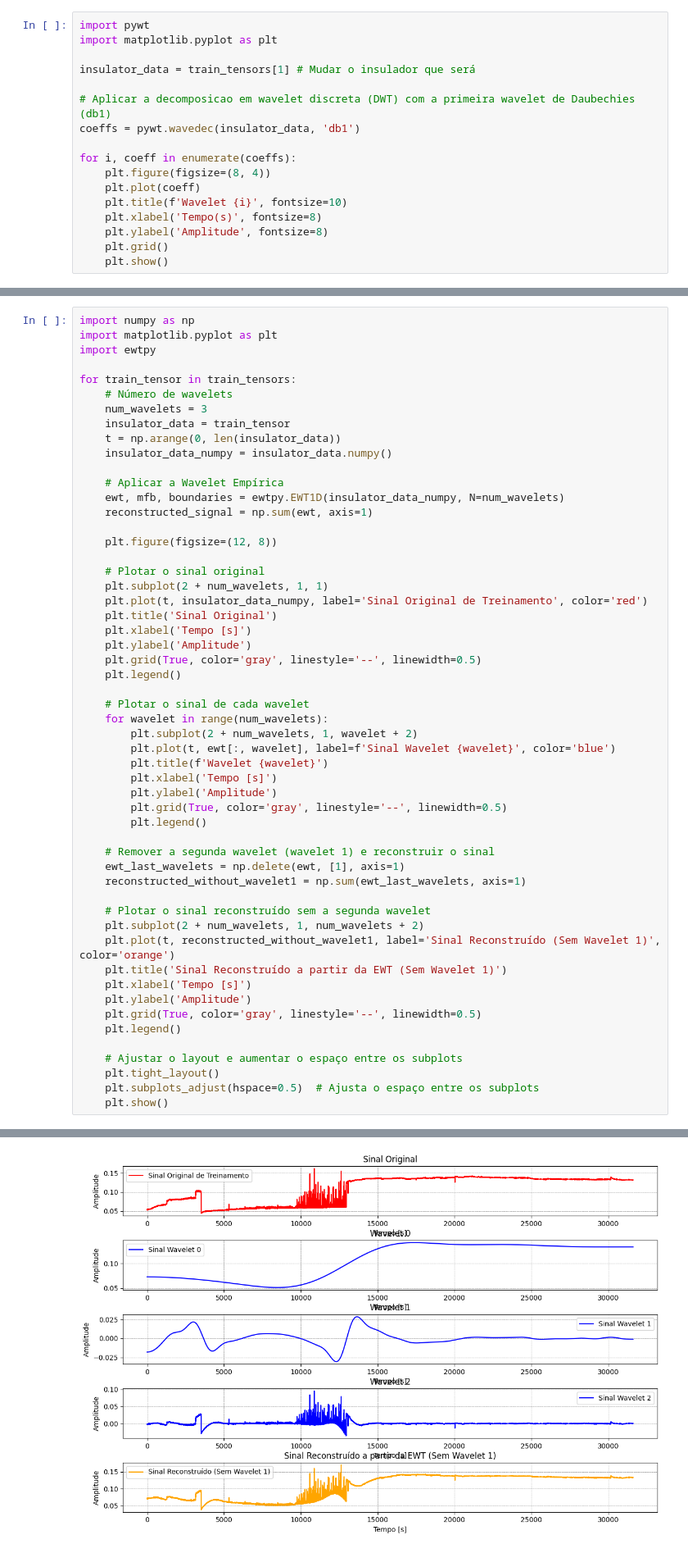
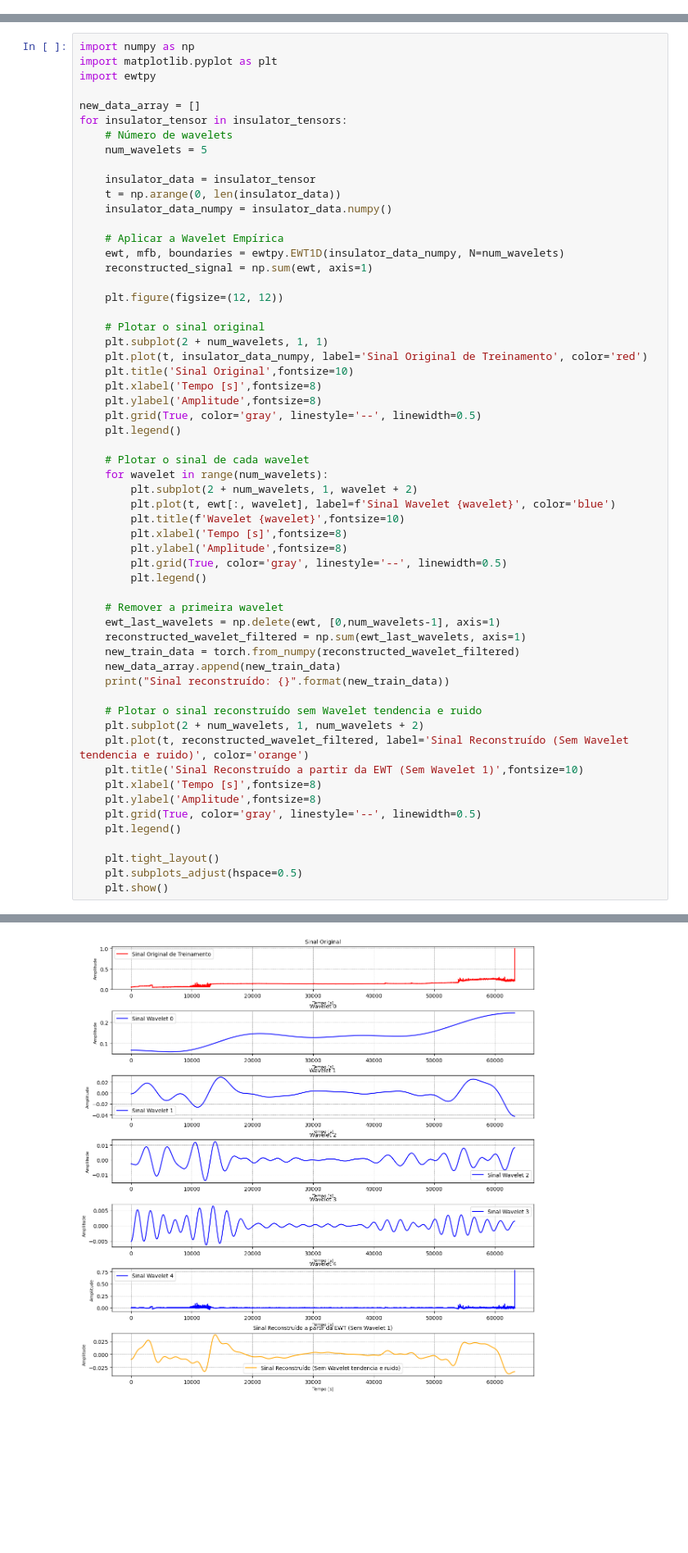
Before and after one commit to LeleoJs/NeuralNet-Seq2Seq-LSTM-Attention-, a Jupyter notebook: trabalho_analise_dados.ipynb, the cells around one changed output, grey strips where cells are left out. Shown at 82% size. Saved outputs shown, nothing was run; the diff lists cells and outputs as text; blank space fills up the shorter version.

```diff
--- a/trabalho_analise_dados.ipynb
+++ b/trabalho_analise_dados.ipynb
@@ -109,17 +100,0 @@ Tentativa com Wavelet, nao ficou tao bom quanto Wavelet Empírica
-# %%
-import pywt
-import matplotlib.pyplot as plt
-
-insulator_data = train_tensors[1] # Mudar o insulador que será
-
-# Aplicar a decomposicao em wavelet discreta (DWT) com a primeira wavelet de Daubechies (db1)
-coeffs = pywt.wavedec(insulator_data, 'db1')
-
-for i, coeff in enumerate(coeffs):
-    plt.figure(figsize=(8, 4))
-    plt.plot(coeff)
-    plt.title(f'Wavelet {i}', fontsize=10)
-    plt.xlabel('Tempo(s)', fontsize=8)
-    plt.ylabel('Amplitude', fontsize=8)
-    plt.grid()
-    plt.show()
@@ -144,10 +103,12 @@ import numpy as np
 import matplotlib.pyplot as plt
 import ewtpy
 
-for train_tensor in train_tensors:
+new_data_array = []
+for insulator_tensor in insulator_tensors:
     # Número de wavelets
-    num_wavelets = 3
-    insulator_data = train_tensor
+    num_wavelets = 5
+
+    insulator_data = insulator_tensor
     t = np.arange(0, len(insulator_data))
     insulator_data_numpy = insulator_data.numpy()
 
@@ -155,14 +116,14 @@ for train_tensor in train_tensors:
     ewt, mfb, boundaries = ewtpy.EWT1D(insulator_data_numpy, N=num_wavelets)
     reconstructed_signal = np.sum(ewt, axis=1)
 
-    plt.figure(figsize=(12, 8))
+    plt.figure(figsize=(12, 12))
 
     # Plotar o sinal original
     plt.subplot(2 + num_wavelets, 1, 1)
     plt.plot(t, insulator_data_numpy, label='Sinal Original de Treinamento', color='red')
-    plt.title('Sinal Original')
-    plt.xlabel('Tempo [s]')
-    plt.ylabel('Amplitude')
+    plt.title('Sinal Original',fontsize=10)
+    plt.xlabel('Tempo [s]',fontsize=8)
+    plt.ylabel('Amplitude',fontsize=8)
     plt.grid(True, color='gray', linestyle='--', linewidth=0.5)
     plt.legend()
 
@@ -170,27 +131,29 @@ for train_tensor in train_tensors:
     for wavelet in range(num_wavelets):
         plt.subplot(2 + num_wavelets, 1, wavelet + 2)
         plt.plot(t, ewt[:, wavelet], label=f'Sinal Wavelet {wavelet}', color='blue')
-        plt.title(f'Wavelet {wavelet}')
-        plt.xlabel('Tempo [s]')
-        plt.ylabel('Amplitude')
+        plt.title(f'Wavelet {wavelet}',fontsize=10)
+        plt.xlabel('Tempo [s]',fontsize=8)
+        plt.ylabel('Amplitude',fontsize=8)
         plt.grid(True, color='gray', linestyle='--', linewidth=0.5)
         plt.legend()
 
-    # Remover a segunda wavelet (wavelet 1) e reconstruir o sinal
-    ewt_last_wavelets = np.delete(ewt, [1], axis=1)
-    reconstructed_without_wavelet1 = np.sum(ewt_last_wavelets, axis=1)
+    # Remover a primeira wavelet
+    ewt_last_wavelets = np.delete(ewt, [0,num_wavelets-1], axis=1)
+    reconstructed_wavelet_filtered = np.sum(ewt_last_wavelets, axis=1)
+    new_train_data = torch.from_numpy(reconstructed_wavelet_filtered)
+    new_data_array.append(new_train_data)
+    print("Sinal reconstruído: {}".format(new_train_data))
 
-    # Plotar o sinal reconstruído sem a segunda wavelet
+    # Plotar o sinal reconstruído sem Wavelet tendencia e ruido
     plt.subplot(2 + num_wavelets, 1, num_wavelets + 2)
-    plt.plot(t, reconstructed_without_wavelet1, label='Sinal Reconstruído (Sem Wavelet 1)', color='orange')
-    plt.title('Sinal Reconstruído a partir da EWT (Sem Wavelet 1)')
-    plt.xlabel('Tempo [s]')
-    plt.ylabel('Amplitude')
+    plt.plot(t, reconstructed_wavelet_filtered, label='Sinal Reconstruído (Sem Wavelet tendencia e ruido)', color='orange')
+    plt.title('Sinal Reconstruído a partir da EWT (Sem Wavelet 1)',fontsize=10)
+    plt.xlabel('Tempo [s]',fontsize=8)
+    plt.ylabel('Amplitude',fontsize=8)
     plt.grid(True, color='gray', linestyle='--', linewidth=0.5)
     plt.legend()
 
-    # Ajustar o layout e aumentar o espaço entre os subplots
     plt.tight_layout()
-    plt.subplots_adjust(hspace=0.5)  # Ajusta o espaço entre os subplots
+    plt.subplots_adjust(hspace=0.5)
     plt.show()
 # %% [output]
@@ -197 +162 @@ for train_tensor in train_tensors:
-[figure, old version]
+[figure, new version]
```
Also changed, not shown: parts of 11 cells of this notebook, 1 other file.
